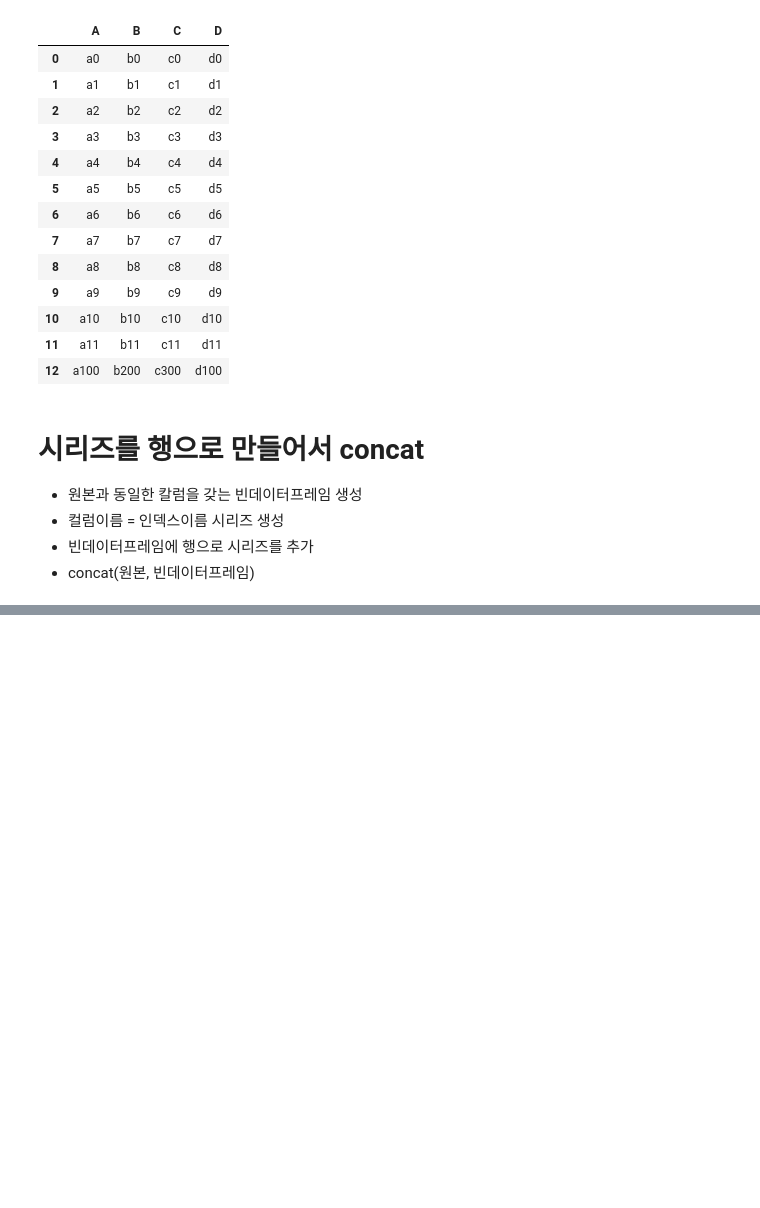
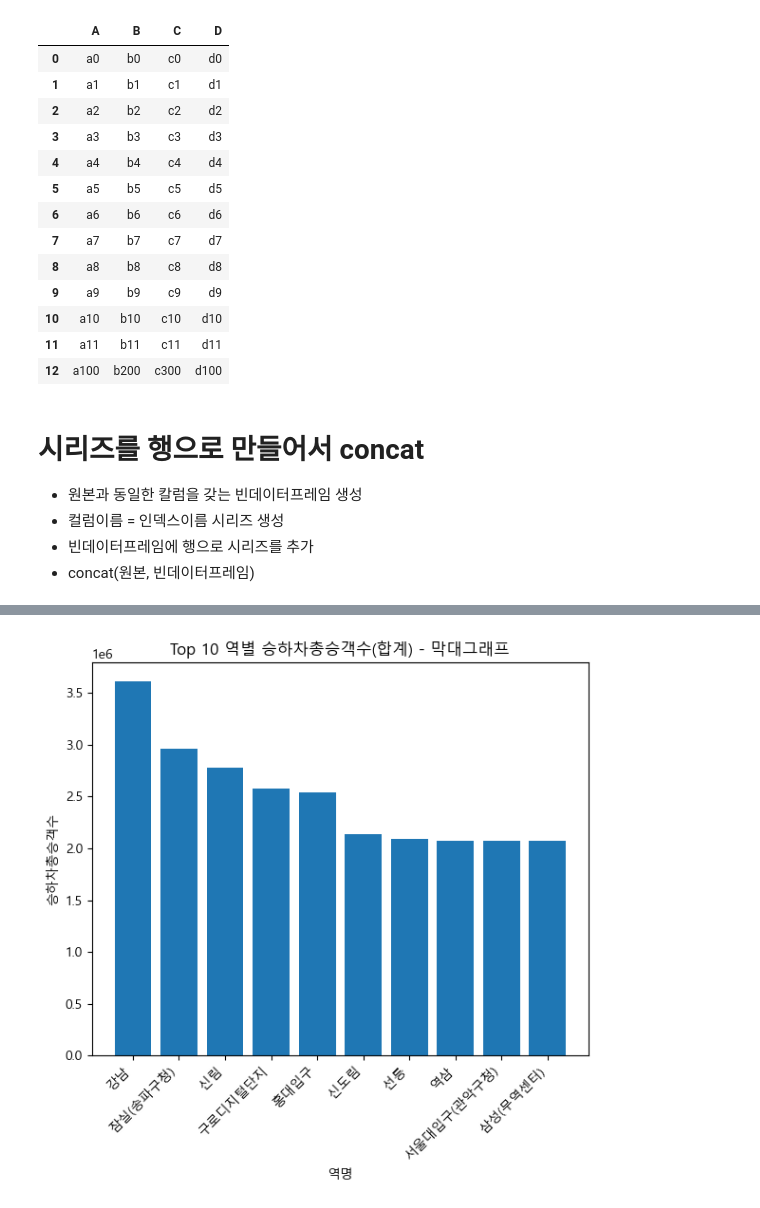
Before and after one commit to YTS-12/hipython, a Jupyter notebook: 데이터 전처리.ipynb, the cells around one changed output, grey strips where cells are left out. Cells and saved outputs as stored; diff of their text form; code cells hidden in the pictures; blank space fills up the shorter version.

```diff
--- a/데이터 전처리.ipynb
+++ b/데이터 전처리.ipynb
@@ -512,0 +842,13 @@ new_total_df
+# %%
+# 2호선만 필터링
+df_2 = df[df["노선명"] == "2호선"].copy()
+
+# 승하차승객수 컬럼 생성
+df_2["승하차차이"] = (df_2["승차총승객수"] - df_2["하차총승객수"])
+df_2["승하차총승객수"] = df_2["승차총승객수"] + df_2["하차총승객수"]
+
+# 역별 합계(전체 기간 합)
+station_flow = df_2.groupby("역명")[["승하차차이", "승하차총승객수"]].sum().reset_index() # barh는 오름차순이 보기 좋음
+
+top_10 = station_flow.sort_values("승하차총승객수", ascending=False).head(10)
+top_10.head(10)
@@ -512,0 +867,20 @@ new_total_df
+# %%
+plt.rcParams["font.family"] = "Malgun Gothic"
+plt.rcParams["axes.unicode_minus"] = False
+
+# 보기 좋게 정렬(승하차총승객수 큰 순)
+top_10_sorted = top_10.sort_values("승하차총승객수", ascending=False).reset_index(drop=True)
+
+# ----------------------------
+# 1) 막대 그래프 (Top 10 역별 승하차총승객수)
+# ----------------------------
+plt.figure(figsize=(6, 6))
+plt.bar(top_10_sorted["역명"], top_10_sorted["승하차총승객수"])
+plt.title("Top 10 역별 승하차총승객수(합계) - 막대그래프")
+plt.xlabel("역명")
+plt.ylabel("승하차총승객수")
+plt.xticks(rotation=45, ha="right")
+plt.tight_layout()
+plt.show()
+# %% [output]
+[figure, added]
```
Also changed, not shown: parts of 26 cells of this notebook, 2 other files.
